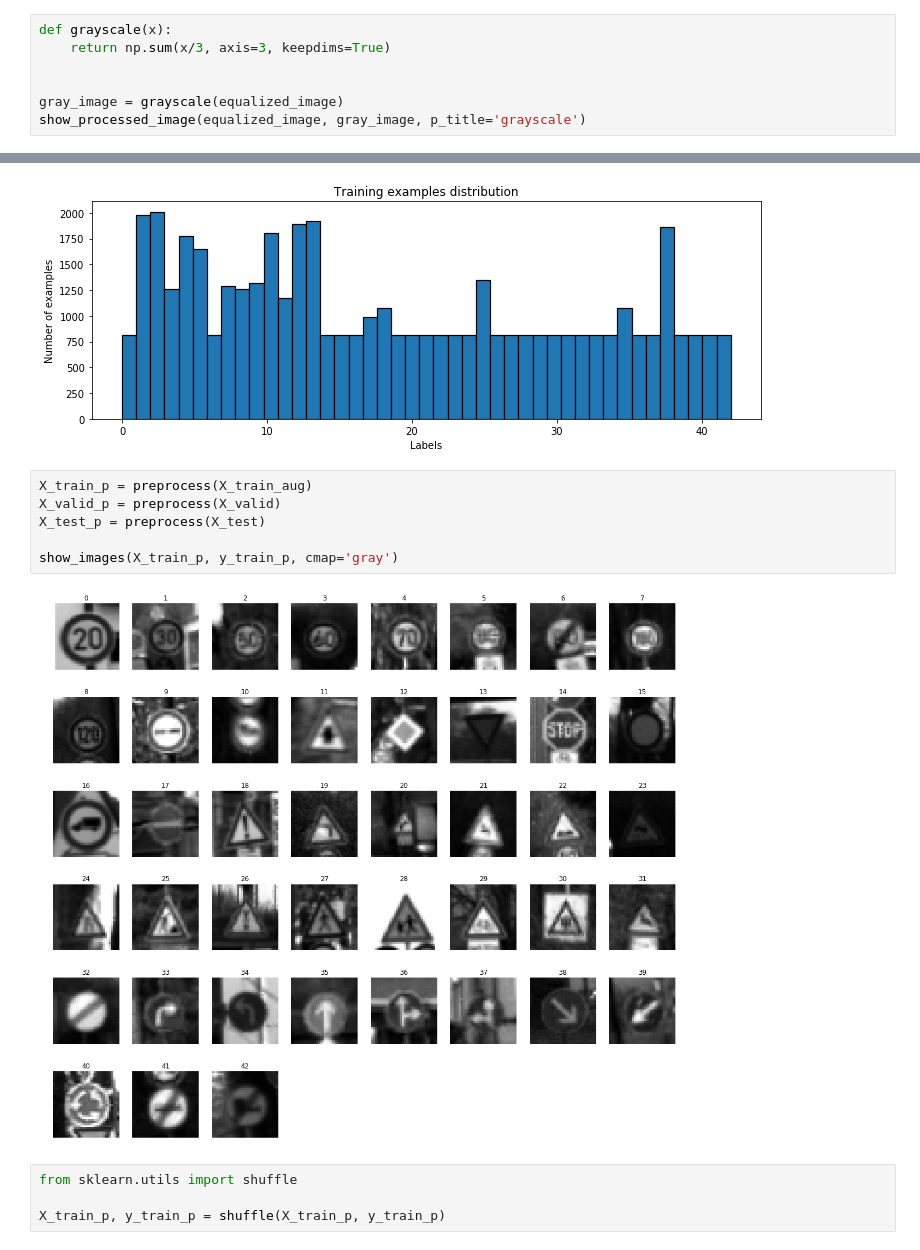
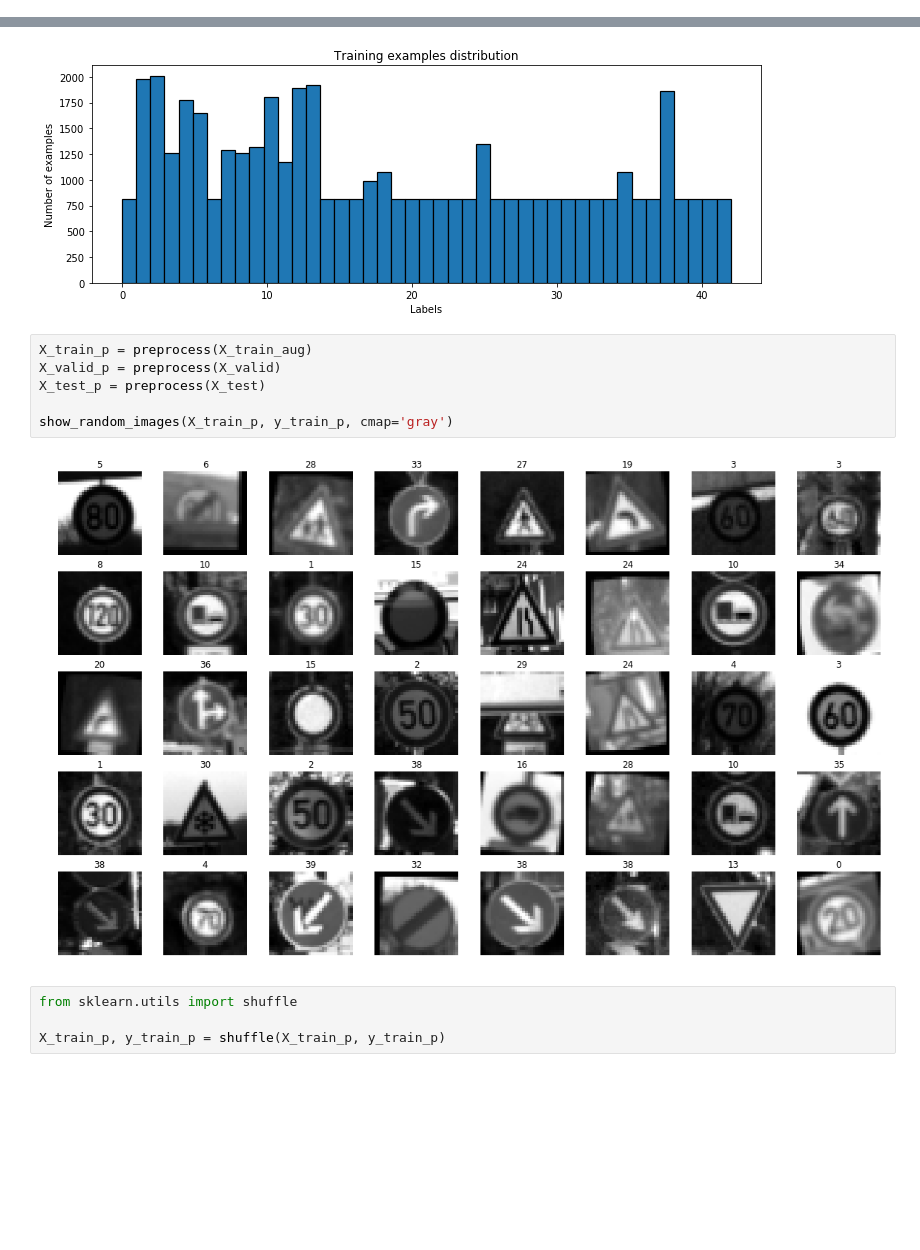
Before and after one commit to clarisli/CarND-Traffic-Sign-Classifier, a Jupyter notebook: Traffic_Sign_Classifier.ipynb, the cells around one changed output, grey strips where cells are left out. Cells and saved outputs as stored; diff of their text form; blank space fills up the shorter version.

```diff
--- a/Traffic_Sign_Classifier.ipynb
+++ b/Traffic_Sign_Classifier.ipynb
@@ -266,7 +250,0 @@ show_processed_image(test_image, equalized_image, p_title='equalized')
-# %%
-def grayscale(x):
-    return np.sum(x/3, axis=3, keepdims=True)
-
-
-gray_image = grayscale(equalized_image)
-show_processed_image(equalized_image, gray_image, p_title='grayscale')
@@ -385,11 +361,11 @@ histogram(y_train_p)
 # %%
 X_train_p = preprocess(X_train_aug)
 X_valid_p = preprocess(X_valid)
 X_test_p = preprocess(X_test)
 
-show_images(X_train_p, y_train_p, cmap='gray')
+show_random_images(X_train_p, y_train_p, cmap='gray')
 # %% [output]
-[figure, old version]
+[figure, new version]
 # %%
 from sklearn.utils import shuffle
 
```
Also changed, not shown: parts of 14 cells of this notebook, 6 other files.
